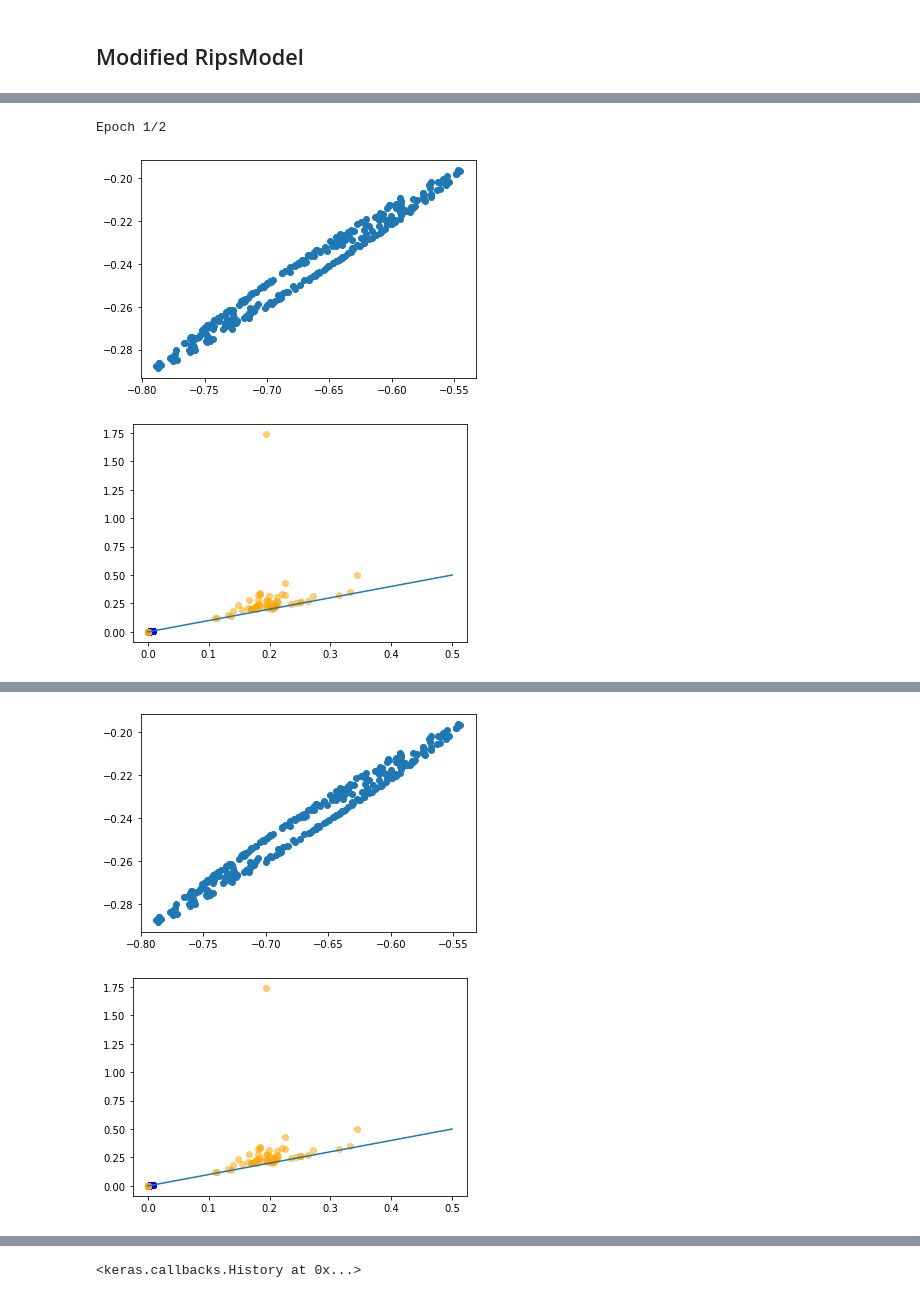
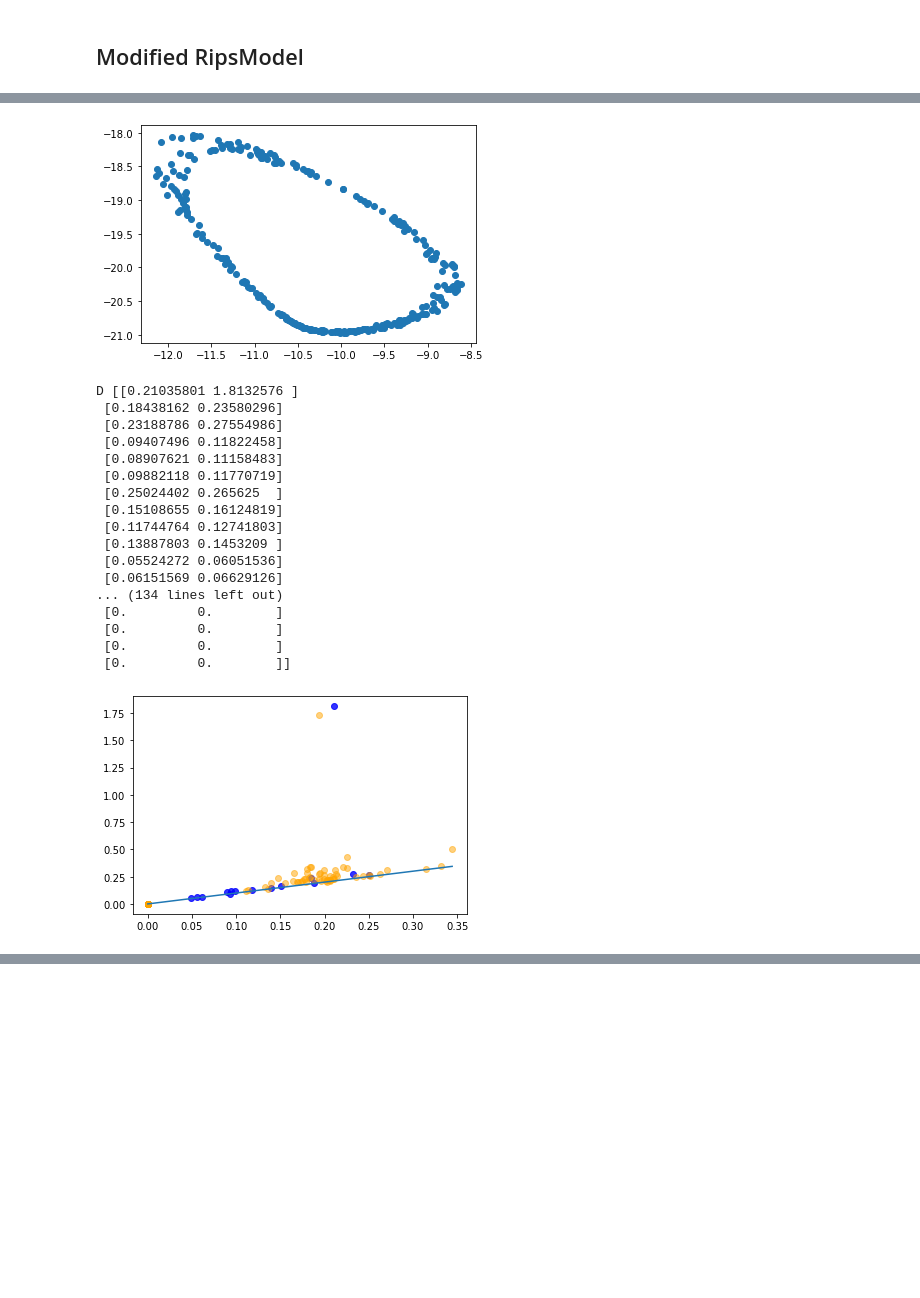
Before and after one commit to s-helal/pp-w-nn, a Jupyter notebook: NN.ipynb, the cells around one changed output, grey strips where cells are left out. Saved outputs shown, nothing was run; the diff lists cells and outputs as text; code cells hidden in the pictures; blank space fills up the shorter version.

```diff
--- a/NN.ipynb
+++ b/NN.ipynb
@@ -322,9 +252,8 @@ class RipsModel(tf.keras.Model):
         return (Xdgm,Zdgm)
 # %%
 np.random.seed(1) #expand the cylinder into a rectangle and generate 300 points on it and then transform them back
-n_samples = 500
-ss3=np.random.uniform(0,2*np.pi,n_samples)
-noise=np.random.normal(0,0.1,n_samples) #add noise if you want
+ss3=np.random.uniform(0,2*np.pi,300)
+noise=np.random.normal(0,0.1,300) #add noise if you want
 
 
 noise = 0 #to cancel noise
@@ -333,7 +262,7 @@ yy=(1+noise)*np.sin(ss3)
 
 
 
-rr3=np.random.uniform(0,1,n_samples) #a point (xx,yy,rr3) on 3D
+rr3=np.random.uniform(0,1,300) #a point (xx,yy,rr3) on 3D
 ax = plt.subplot(111, projection='3d')
 ax.scatter(rr3,xx,yy)
 X=np.array(np.mat([rr3,xx,yy]).T,dtype=np.float32)
@@ -344,10 +273,22 @@ plt.show()
+# %%
+def whiten(X):
+    return X/tf.math.reduce_std(X,axis=0)
 # %%
 class CustomAccuracy1(tf.keras.losses.Loss):
     def __init__(self):
         super().__init__()
     def call(self, X, Y):
 
-        # SCALE X AND Y (or pdgms)
+        X = whiten(X)
+        Y = whiten(Y)
+
+        #X = whiten(X)*(n_samples**(1/X.shape[1]))
+#         X = X - tf.math.reduce_mean(X)
+        #Y = whiten(Y)*(n_samples**(1/Y.shape[1]))
+#         Y = Y - tf.math.reduce_mean(Y)
+#         X = (X-tf.math.reduce_mean(X))/tf.math.reduce_std(X,axis=0)
+#         Y = (Y-tf.math.reduce_mean(Y))/tf.math.reduce_std(Y,axis=0)
+
         fig, ax = plt.subplots()
 
         ax.scatter(Y.numpy()[:,0],Y.numpy()[:,1])
@@ -355,16 +296,18 @@ class CustomAccuracy1(tf.keras.losses.Loss):
 
         modelR = RipsModel(P=Y, mel=12, dim=1, card = 150)
 
-#         #Compute persistence diagram
+        #Compute persistence diagram
         Zdgm = modelR.call()[1]
         #sess=tf.compat.v1.InteractiveSession()
         D = Zdgm.numpy()
         plt.figure()
         plt.scatter(D[:,0], D[:,1], c="blue", alpha=0.8)
+        print("D",D)
         Xdgm = modelR.call()[0]
         D1 = Xdgm.numpy()
         plt.scatter(D1[:,0], D1[:,1],c="orange", alpha=0.5)
-        plt.plot([0,0.5],[0,0.5])
+        line = max(max(D1[:,0]),max(D[:,0]))
+        plt.plot([0,line],[0,line])
         plt.show()
 
 
@@ -376,18 +319,37 @@ class CustomAccuracy1(tf.keras.losses.Loss):
 
         return loss
 # %%
+n_samples = 300
 model = tf.keras.models.Sequential([
         tf.keras.layers.Flatten(input_shape=(3, )),
-        tf.keras.layers.Dense(3, activation='sigmoid'),
-        tf.keras.layers.Dense(2, activation='sigmoid'),
+        tf.keras.layers.Dense(3, activation='sigmoid',
+                              kernel_initializer=initializers.RandomNormal(stddev=1),
+                              bias_initializer='ones'),
+        tf.keras.layers.Dense(3, activation='sigmoid',
+                              kernel_initializer=initializers.RandomNormal(stddev=1),
+                              bias_initializer='ones'),
         tf.keras.layers.Dense(2)
         ])
-model.compile(loss=CustomAccuracy1(),optimizer = "adam",run_eagerly=True)
-model.fit(X, X,epochs=2,batch_size=300)
-
-# number of epochs increase
-# increase learning rate (start with low -> run for a long time)
+model.compile(loss=CustomAccuracy1(),optimizer = tf.keras.optimizers.Adam(
+    learning_rate=0.01, name='Adam'),run_eagerly=True)
+model.fit(X, X,epochs=1,batch_size=n_samples)
 # %% [output]
+[figure, new version]
-Epoch 1/2
+D [[0.21035801 1.8132576 ]
+ [0.18438162 0.23580296]
+ [0.23188786 0.27554986]
+ [0.09407496 0.11822458]
+ [0.08907621 0.11158483]
+ [0.09882118 0.11770719]
+ [0.25024402 0.265625  ]
+ [0.15108655 0.16124819]
+ [0.11744764 0.12741803]
+ [0.13887803 0.1453209 ]
+ [0.05524272 0.06051536]
+ [0.06151569 0.06629126]
+... (134 lines left out)
+ [0.         0.        ]
+ [0.         0.        ]
+ [0.         0.        ]
+ [0.         0.        ]]
-[figure, old version]
-[figure, old version]
+[figure, new version]
@@ -396,2 +356,0 @@ Epoch 2/2
-[figure, removed]
-[figure, removed]
@@ -399 +357,0 @@ Epoch 2/2
-<keras.callbacks.History at 0x...>
```
Also changed, not shown: parts of 20 cells of this notebook.
